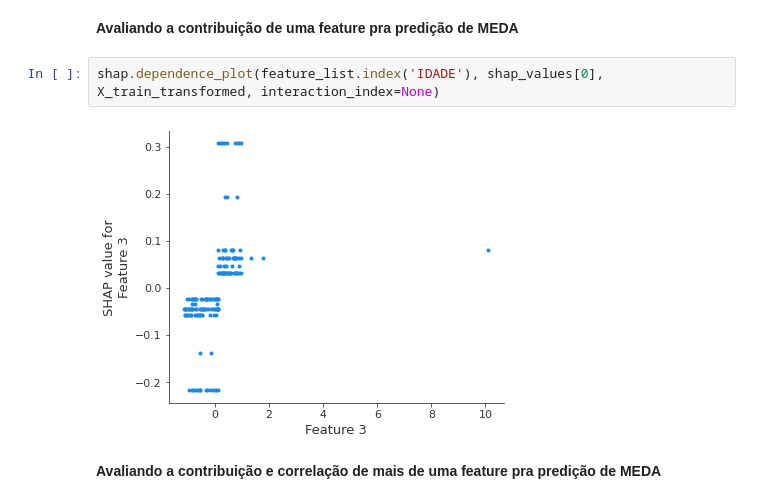
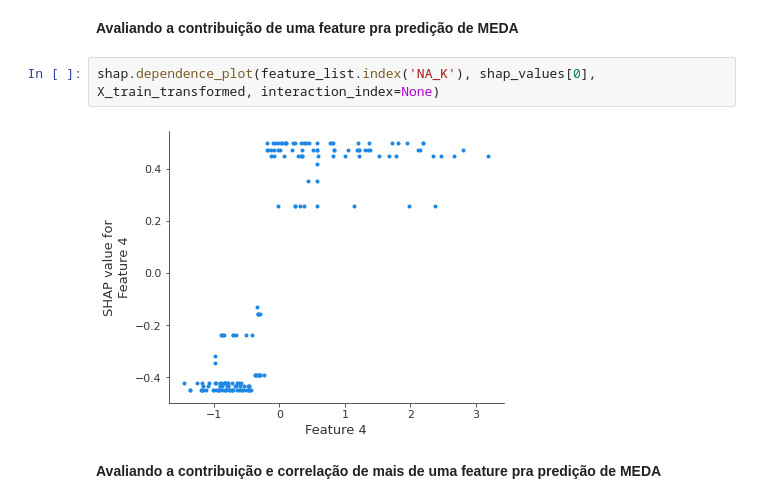
Before and after one commit to inf032/introducaoML, a Jupyter notebook: Farm05.Avaliacao_Preditores.ipynb, the cells around one changed output. Cells and saved outputs as stored; diff of their text form.

```diff
--- a/Farm05.Avaliacao_Preditores.ipynb
+++ b/Farm05.Avaliacao_Preditores.ipynb
@@ -382,9 +388,9 @@ shap.summary_plot(shap_values[0], X_train_transformed, feature_names=feature_lis
 # %% [markdown]
 **Avaliando a contribuição de uma feature pra predição de MEDA**
 # %%
-shap.dependence_plot(feature_list.index('IDADE'), shap_values[0], X_train_transformed, interaction_index=None)
+shap.dependence_plot(feature_list.index('NA_K'), shap_values[0], X_train_transformed, interaction_index=None)
 # %% [output]
-[figure, old version]
+[figure, new version]
 # %% [markdown]
 **Avaliando a contribuição e correlação de mais de uma feature pra predição de MEDA**
 # %%
```
Also changed, not shown: parts of 4 cells of this notebook.
